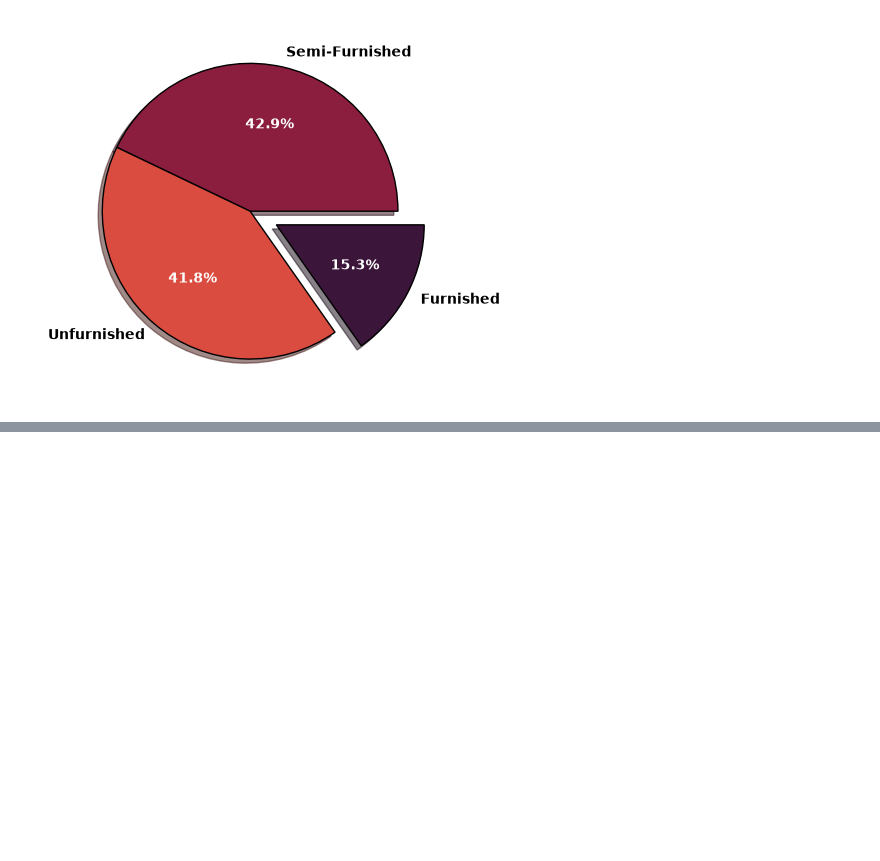
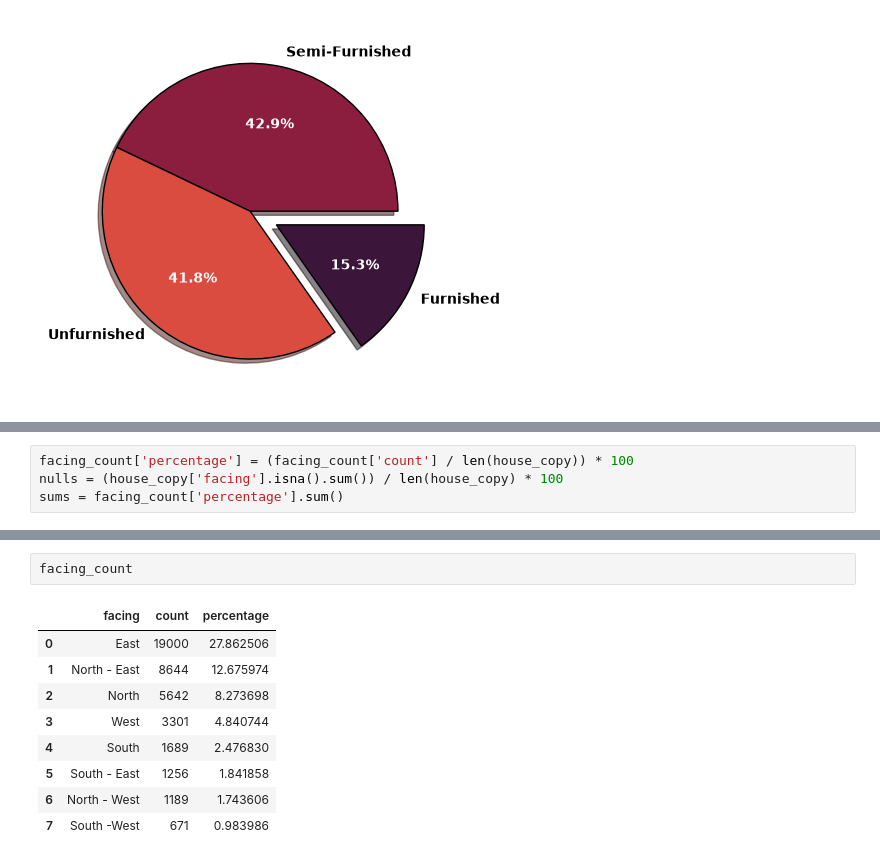
Before and after one commit to TalhaEjaz19040/house_price_prediction, a Jupyter notebook: notebooks/eda.ipynb, the cells around one changed output, grey strips where cells are left out. Saved outputs shown, nothing was run; the diff lists cells and outputs as text; blank space fills up the shorter version.

```diff
--- a/notebooks/eda.ipynb
+++ b/notebooks/eda.ipynb
@@ -151,0 +137,4 @@ memory usage: 10.9 MB
+# %%
+facing_count['percentage'] = (facing_count['count'] / len(house_copy)) * 100
+nulls = (house_copy['facing'].isna().sum()) / len(house_copy) * 100
+sums = facing_count['percentage'].sum()
@@ -151,0 +148,12 @@ memory usage: 10.9 MB
+# %%
+facing_count
+# %% [output]
+|  | facing | count | percentage |
+| 0 | East | 19000 | 27.862506 |
+| 1 | North - East | 8644 | 12.675974 |
+| 2 | North | 5642 | 8.273698 |
+| 3 | West | 3301 | 4.840744 |
+| 4 | South | 1689 | 2.476830 |
+| 5 | South - East | 1256 | 1.841858 |
+| 6 | North - West | 1189 | 1.743606 |
+| 7 | South -West | 671 | 0.983986 |
```
Also changed, not shown: parts of 10 cells of this notebook.
